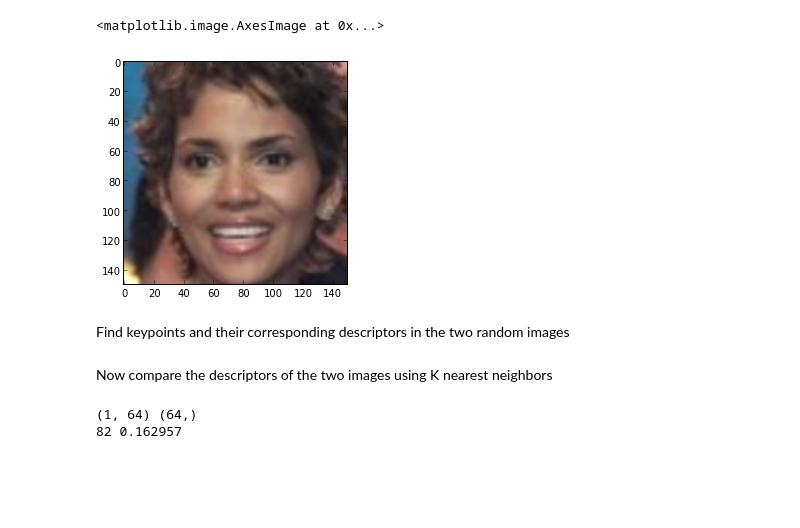
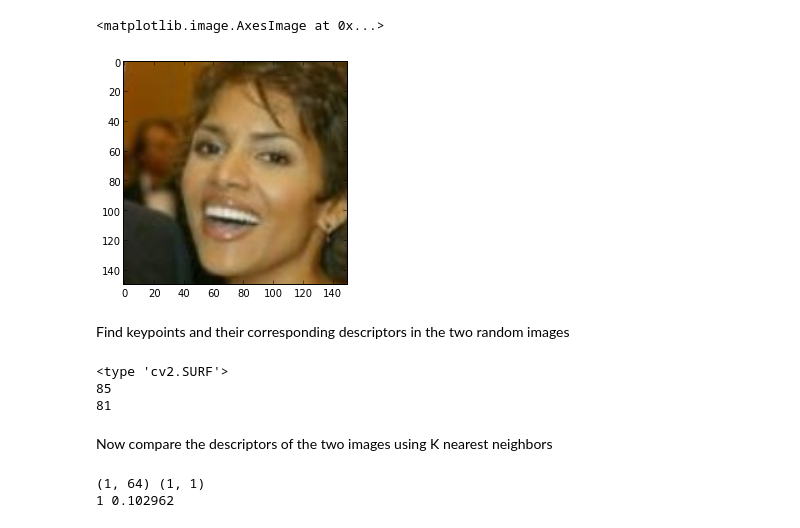
Before and after one commit to arnfred/Mirror-Match, a Jupyter notebook: code/descriptors/OpenCV-Surf.ipynb, the cells around one changed output. Saved outputs shown, nothing was run; the diff lists cells and outputs as text; code cells hidden in the pictures; blank space fills up the shorter version.

```diff
--- a/code/descriptors/OpenCV-Surf.ipynb
+++ b/code/descriptors/OpenCV-Surf.ipynb
@@ -3,48 +10,55 @@ Load two random images og Halle Berry with opencv
 # %%
 import cv2
 import os
 import fnmatch
 from random import sample
 import Image
 
 # image folder:
 testset = "../../images/testsets/G1M65J/"
 
 # Get a list of all images
 images = [testset + f for (_,_,filenames) in os.walk(testset) for f in fnmatch.filter(filenames, "*.png")]
 
 # Pick out all the photos of |Halle Berry (Just to have somebody to test with)
-berries = [image for image in images if "Berry" in image]
+faces = [image for image in images if "Berry" in image]
 
 # Now pick out two photos at random
-[m1, m2] = sample(berries,2)
+[m1, m2] = sample(faces,2)
 [k1, k2] = [os.path.splitext(image)[0] + ".key" for image in [m1, m2]]
 [p1, p2] = [os.path.splitext(image)[0] + ".png" for image in [m1, m2]]
 [im1, im2] = [cv2.imread(image) for image in [m1, m2]]
 
 # Print an image to see what we've got
 # Opencv displays image in BGR, which can be converted to RBG either
 # by reverting the last bytes with [:, :, ::-1], or by using the cvtColor function
 
 #imshow(im1[:, :, ::-1])
 imshow(cv2.cvtColor(im1, cv2.COLOR_BGR2RGB))
 # %% [output]
 <matplotlib.image.AxesImage at 0x...>
-[figure, old version]
+[figure, new version]
 # %% [markdown]
 Find keypoints and their corresponding descriptors in the two random images
 # %%
 # Get SURF feature detector and extractor
-surf = cv2.SURF() # cv2.SURF([hessianThreshold[, nOctaves[, nOctaveLayers[, extended[, upright]]]]])
+surf = cv2.SURF(200) # cv2.SURF([hessianThreshold[, nOctaves[, nOctaveLayers[, extended[, upright]]]]])
 extractor = cv2.DescriptorExtractor_create("SURF")
-
+print(type(surf))
 
 # Try to find keypoints in both images
-keypoints_im1 = surf.detect(cv2.cvtColor(im1, cv2.COLOR_BGR2GRAY))
-keypoints_im2 = surf.detect(cv2.cvtColor(im2, cv2.COLOR_BGR2GRAY))
+keypoints_im1 = surf.detect(cv2.cvtColor(im1, cv2.COLOR_BGR2LUV)[:,:,0])
+keypoints_im2 = surf.detect(cv2.cvtColor(im2, cv2.COLOR_BGR2LUV)[:,:,0])
+
+print(len(keypoints_im1))
+print(len(keypoints_im2))
 
 (keypoints_im1, descriptors_im1) = extractor.compute(im1, keypoints_im1)
 (keypoints_im2, descriptors_im2) = extractor.compute(im2, keypoints_im2)
+# %% [output]
+<type 'cv2.SURF'>
+85
+81
 # %% [markdown]
 Now compare the descriptors of the two images using K nearest neighbors
 # %%
@@ -67,8 +81,8 @@ test = numpy.array(desc2[0], dtype = numpy.float32).reshape((1, len(desc1[0])))
 # Now find matching pairs of descriptors
 r, results, neigh_respo, dists = knn_im1.find_nearest(test,1)
 res, dist =  int(results[0][0]), dists[0][0]
-print test.shape, desc1[0].shape
+print test.shape, results.shape
 print res, dist
 # %% [output]
-(1, 64) (64,)
-82 0.162957
+(1, 64) (1, 1)
+1 0.102962
```
Also changed, not shown: parts of 8 cells of this notebook, 3 other files.
